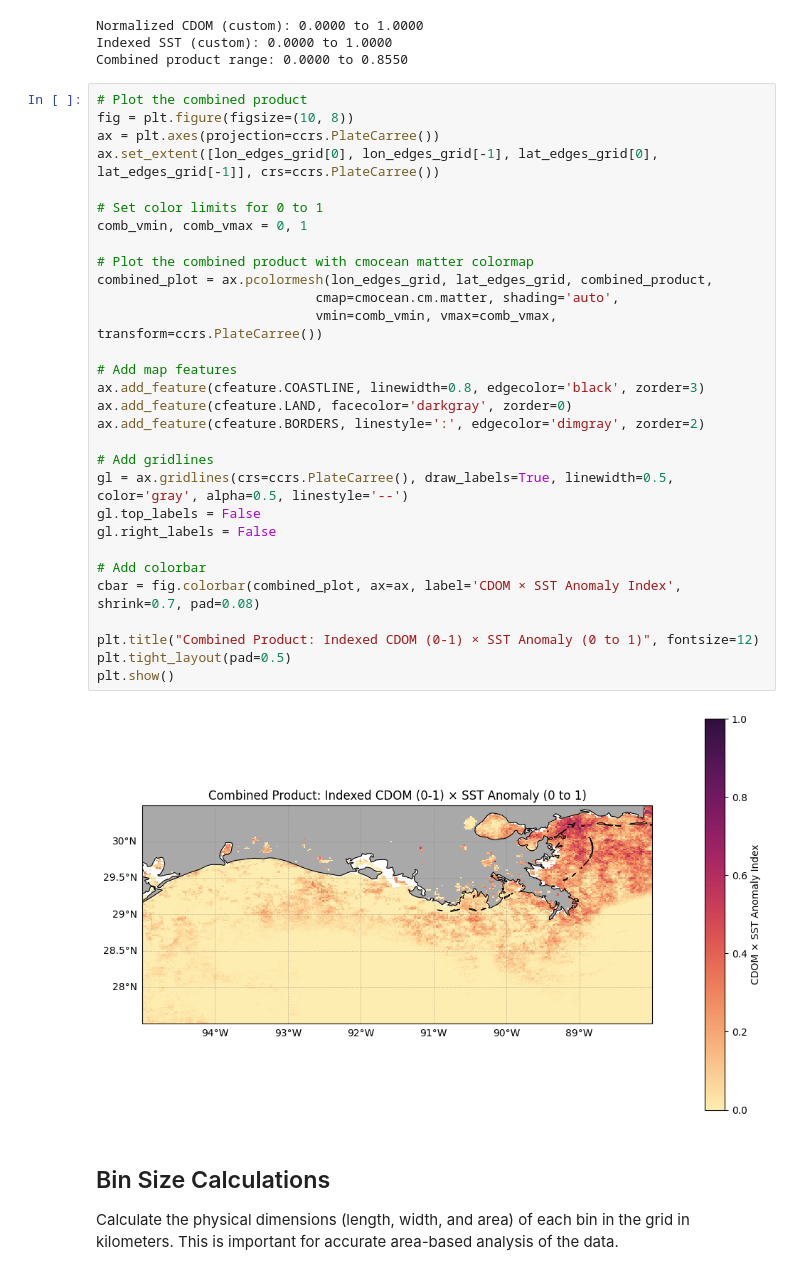
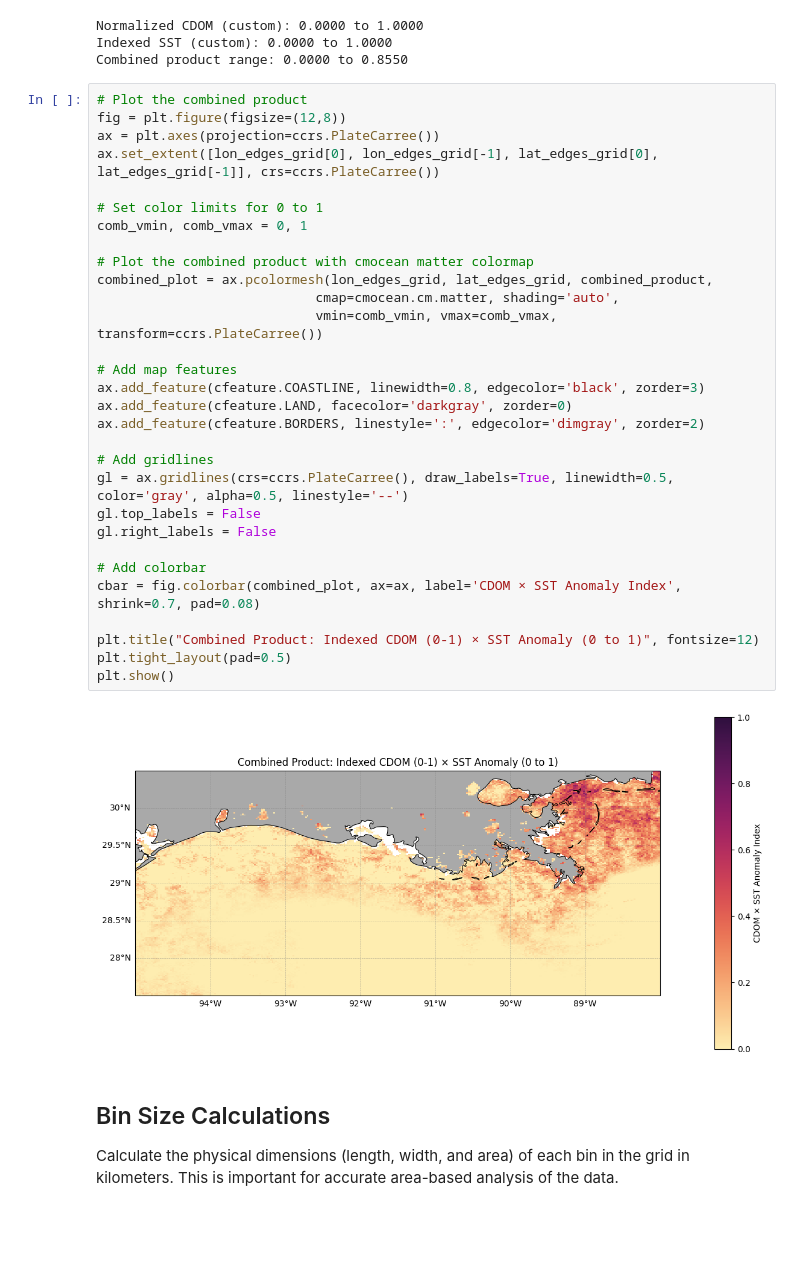
Before and after one commit to makaip/nasa-murep-local, a Jupyter notebook: cdom_sst/test_cdomsst.ipynb, the cells around one changed output. Saved outputs shown, nothing was run; the diff lists cells and outputs as text; blank space fills up the shorter version.

Commit message:
update figure sizes

```diff
--- a/cdom_sst/test_cdomsst.ipynb
+++ b/cdom_sst/test_cdomsst.ipynb
@@ -464,36 +458,36 @@ Indexed SST (custom): 0.0000 to 1.0000
 Combined product range: 0.0000 to 0.8550
 # %%
 # Plot the combined product
-fig = plt.figure(figsize=(10, 8))
+fig = plt.figure(figsize=(12,8))
 ax = plt.axes(projection=ccrs.PlateCarree())
 ax.set_extent([lon_edges_grid[0], lon_edges_grid[-1], lat_edges_grid[0], lat_edges_grid[-1]], crs=ccrs.PlateCarree())
 
 # Set color limits for 0 to 1
 comb_vmin, comb_vmax = 0, 1
 
 # Plot the combined product with cmocean matter colormap
 combined_plot = ax.pcolormesh(lon_edges_grid, lat_edges_grid, combined_product,
                             cmap=cmocean.cm.matter, shading='auto',
                             vmin=comb_vmin, vmax=comb_vmax, transform=ccrs.PlateCarree())
 
 # Add map features
 ax.add_feature(cfeature.COASTLINE, linewidth=0.8, edgecolor='black', zorder=3)
 ax.add_feature(cfeature.LAND, facecolor='darkgray', zorder=0)
 ax.add_feature(cfeature.BORDERS, linestyle=':', edgecolor='dimgray', zorder=2)
 
 # Add gridlines
 gl = ax.gridlines(crs=ccrs.PlateCarree(), draw_labels=True, linewidth=0.5, color='gray', alpha=0.5, linestyle='--')
 gl.top_labels = False
 gl.right_labels = False
 
 # Add colorbar
 cbar = fig.colorbar(combined_plot, ax=ax, label='CDOM × SST Anomaly Index', shrink=0.7, pad=0.08)
 
 plt.title("Combined Product: Indexed CDOM (0-1) × SST Anomaly (0 to 1)", fontsize=12)
 plt.tight_layout(pad=0.5)
 plt.show()
 # %% [output]
-[figure, old version]
+[figure, new version]
 # %% [markdown]
 ## Bin Size Calculations
 
```
Also changed, not shown: parts of 6 cells of this notebook, 15 other files.
